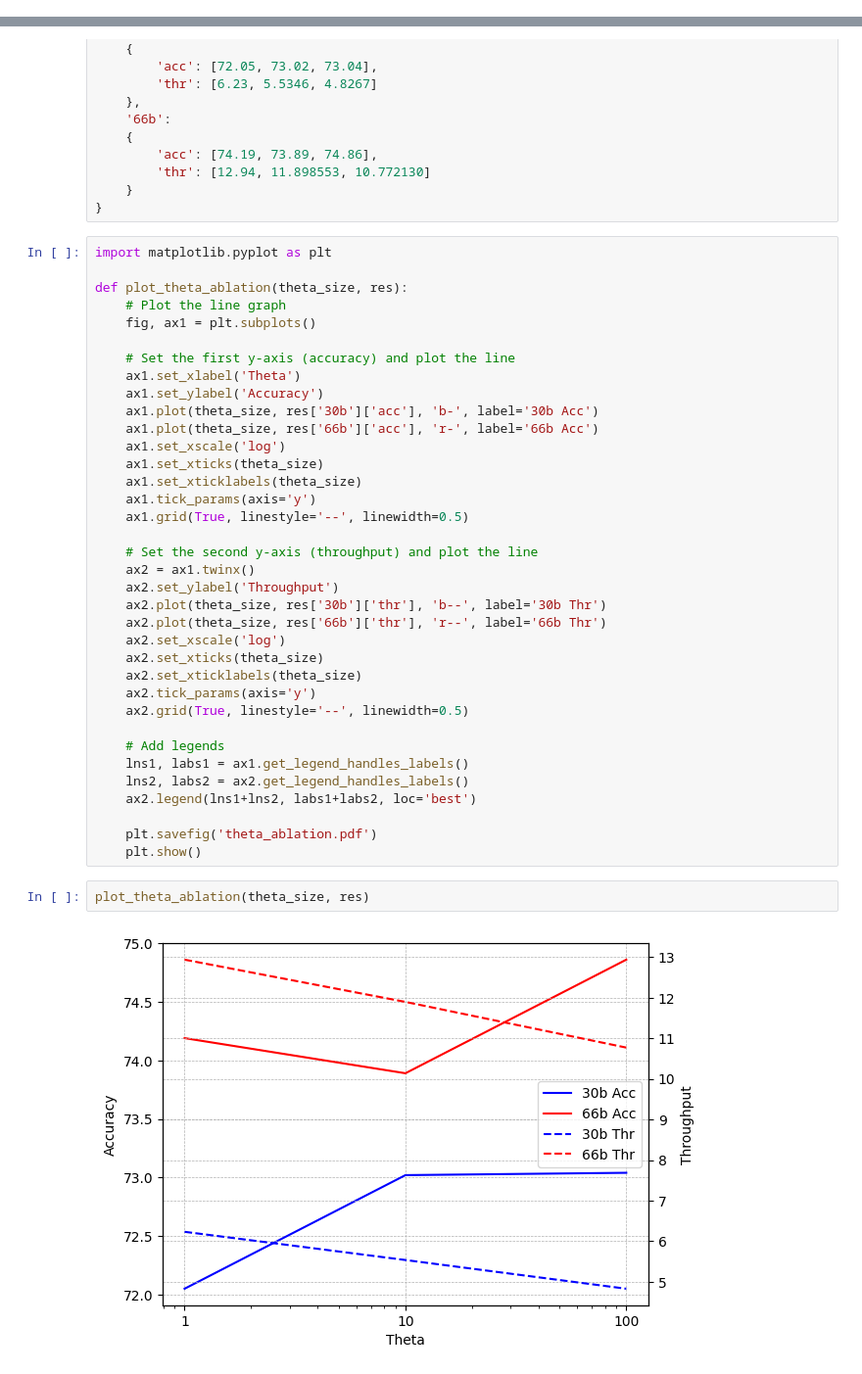
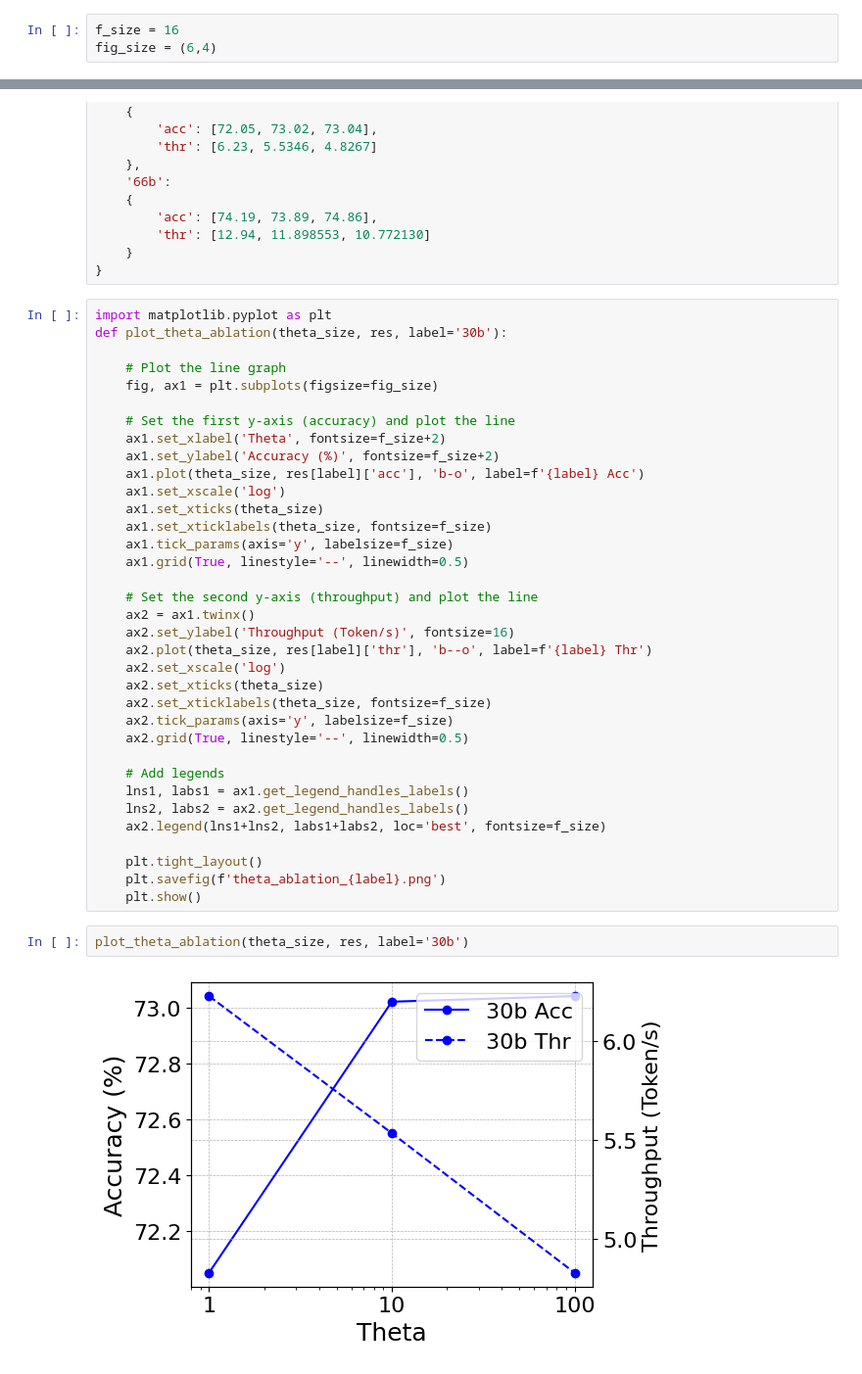
Before and after one commit to tonyzhao-jt/LLM-PQ, a Jupyter notebook: notebook/AblationTest.ipynb, the cells around one changed output, grey strips where cells are left out. Shown: that part at 98% size. Saved outputs shown, nothing was run; the diff lists cells and outputs as text.

```diff
--- a/notebook/AblationTest.ipynb
+++ b/notebook/AblationTest.ipynb
@@ -1,3 +1,6 @@
+# %%
+f_size = 16
+fig_size = (6,4)
 # %%
 theta_size = [1, 10, 100] # xlabel
 res = {
@@ -14,41 +17,40 @@ res = {
 }
 # %%
 import matplotlib.pyplot as plt
+def plot_theta_ablation(theta_size, res, label='30b'):
 
-def plot_theta_ablation(theta_size, res):
     # Plot the line graph
-    fig, ax1 = plt.subplots()
+    fig, ax1 = plt.subplots(figsize=fig_size)
 
     # Set the first y-axis (accuracy) and plot the line
-    ax1.set_xlabel('Theta')
-    ax1.set_ylabel('Accuracy')
-    ax1.plot(theta_size, res['30b']['acc'], 'b-', label='30b Acc')
-    ax1.plot(theta_size, res['66b']['acc'], 'r-', label='66b Acc')
+    ax1.set_xlabel('Theta', fontsize=f_size+2)
+    ax1.set_ylabel('Accuracy (%)', fontsize=f_size+2)
+    ax1.plot(theta_size, res[label]['acc'], 'b-o', label=f'{label} Acc')
     ax1.set_xscale('log')
     ax1.set_xticks(theta_size)
-    ax1.set_xticklabels(theta_size)
-    ax1.tick_params(axis='y')
+    ax1.set_xticklabels(theta_size, fontsize=f_size)
+    ax1.tick_params(axis='y', labelsize=f_size)
     ax1.grid(True, linestyle='--', linewidth=0.5)
 
     # Set the second y-axis (throughput) and plot the line
     ax2 = ax1.twinx()
-    ax2.set_ylabel('Throughput')
-    ax2.plot(theta_size, res['30b']['thr'], 'b--', label='30b Thr')
-    ax2.plot(theta_size, res['66b']['thr'], 'r--', label='66b Thr')
+    ax2.set_ylabel('Throughput (Token/s)', fontsize=16)
+    ax2.plot(theta_size, res[label]['thr'], 'b--o', label=f'{label} Thr')
     ax2.set_xscale('log')
     ax2.set_xticks(theta_size)
-    ax2.set_xticklabels(theta_size)
-    ax2.tick_params(axis='y')
+    ax2.set_xticklabels(theta_size, fontsize=f_size)
+    ax2.tick_params(axis='y', labelsize=f_size)
     ax2.grid(True, linestyle='--', linewidth=0.5)
 
     # Add legends
     lns1, labs1 = ax1.get_legend_handles_labels()
     lns2, labs2 = ax2.get_legend_handles_labels()
-    ax2.legend(lns1+lns2, labs1+labs2, loc='best')
+    ax2.legend(lns1+lns2, labs1+labs2, loc='best', fontsize=f_size)
 
-    plt.savefig('theta_ablation.pdf')
+    plt.tight_layout()
+    plt.savefig(f'theta_ablation_{label}.png')
     plt.show()
 # %%
-plot_theta_ablation(theta_size, res)
+plot_theta_ablation(theta_size, res, label='30b')
 # %% [output]
-[figure, old version]
+[figure, new version]
```
Also changed, not shown: parts of 6 cells of this notebook, 50 other files.
